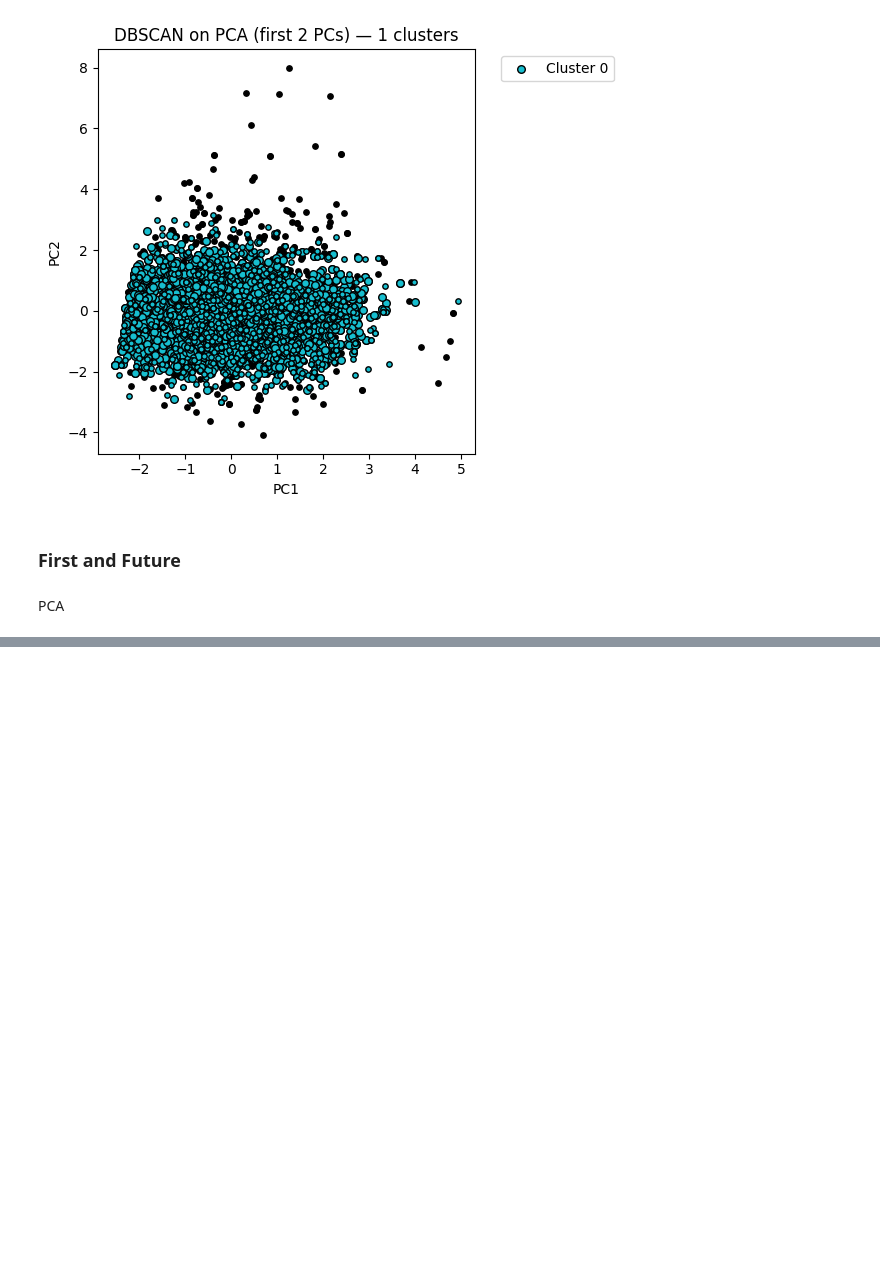
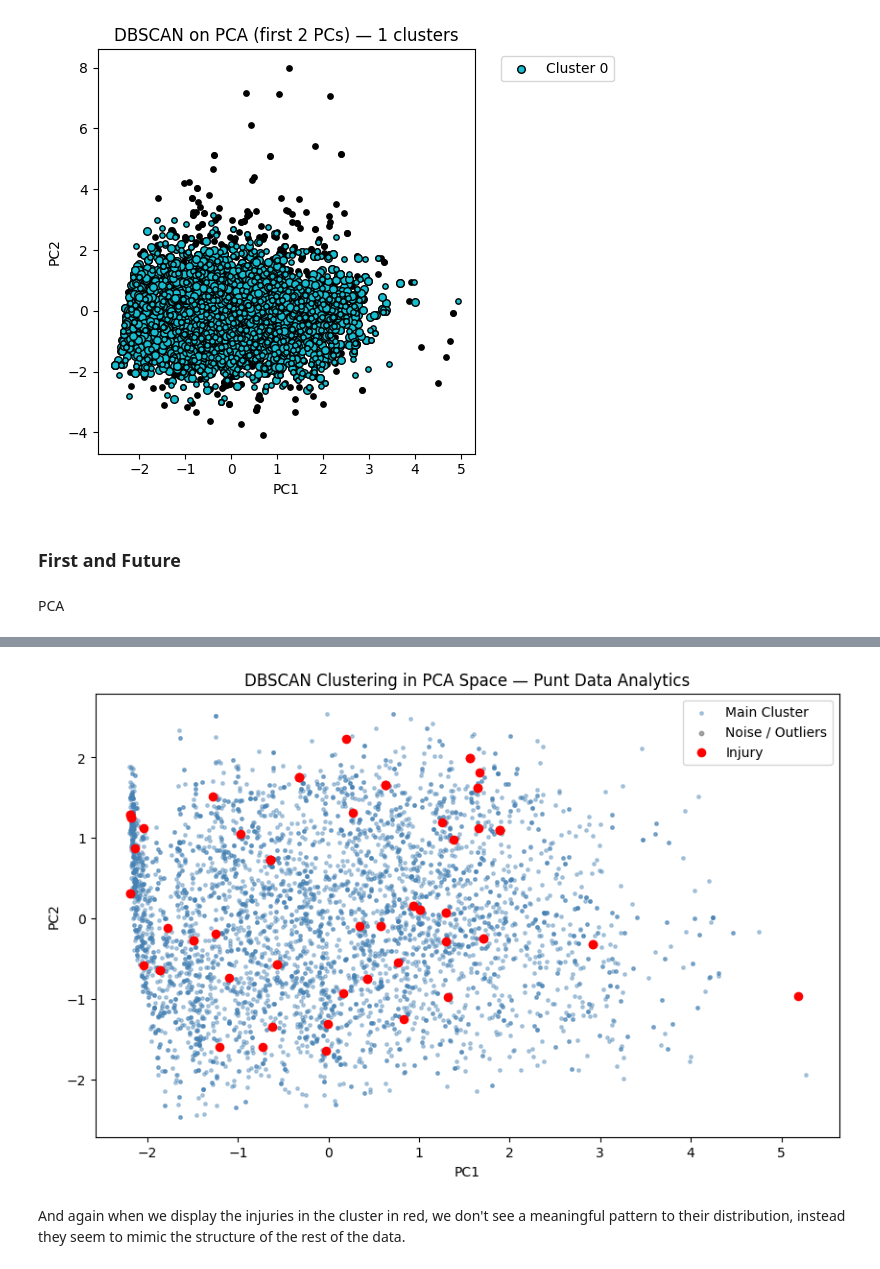
Before and after one commit to LeeMcFarling/AFL_Project_backup, a Jupyter notebook: Modeling/Weekly Assignments/Week_11.ipynb, the cells around one changed output, grey strips where cells are left out. Cells and saved outputs as stored; diff of their text form; code cells hidden in the pictures; blank space fills up the shorter version.

```diff
--- a/Modeling/Weekly Assignments/Week_11.ipynb
+++ b/Modeling/Weekly Assignments/Week_11.ipynb
@@ -194,0 +350,3 @@ PCA
+# %%
+Xpda = PDA_Model_Ready.drop(columns=['Inj_Occured'])
+ypda = PDA_Model_Ready['Inj_Occured']
@@ -194,0 +467,35 @@ PCA
+# %%
+# Extract first 2 PCs for plotting
+PC1 = Xpda_small[:, 0]
+PC2 = Xpda_small[:, 1]
+
+# Noise points
+noise_mask = labels_pda == -1
+
+# Cluster points (not noise)
+cluster_mask = labels_pda != -1
+
+plt.figure(figsize=(10,6))
+
+# Plot cluster points (blue)
+plt.scatter(PC1[cluster_mask], PC2[cluster_mask],
+            c='steelblue', s=6, alpha=0.4, label='Main Cluster')
+
+# Plot noise points (gray)
+plt.scatter(PC1[noise_mask], PC2[noise_mask],
+            c='gray', s=10, alpha=0.7, label='Noise / Outliers')
+
+# Overlay injuries on top
+plt.scatter(PC1[y_sample == 1], PC2[y_sample == 1],
+            c='red',  s=35, alpha=1, label='Injury')
+
+plt.title('DBSCAN Clustering in PCA Space — Punt Data Analytics')
+plt.xlabel('PC1')
+plt.ylabel('PC2')
+plt.legend()
+plt.grid(False)
+plt.show()
+# %% [output]
+[figure, added]
+# %% [markdown]
+And again when we display the injuries in the cluster in red, we don't see a meaningful pattern to their distribution, instead they seem to mimic the structure of the rest of the data.
```
Also changed, not shown: parts of 26 cells of this notebook, 3 other files.
